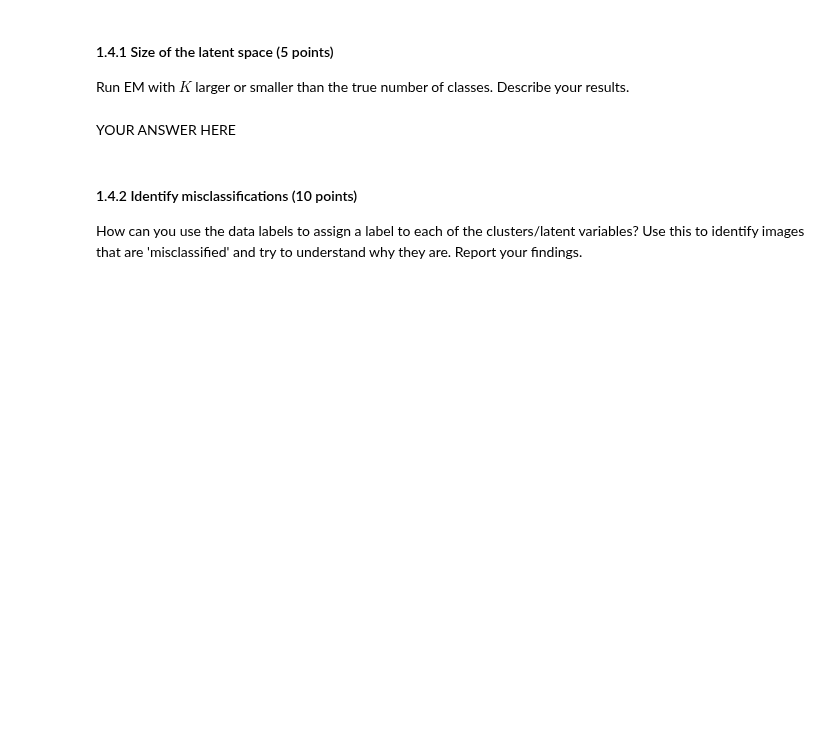
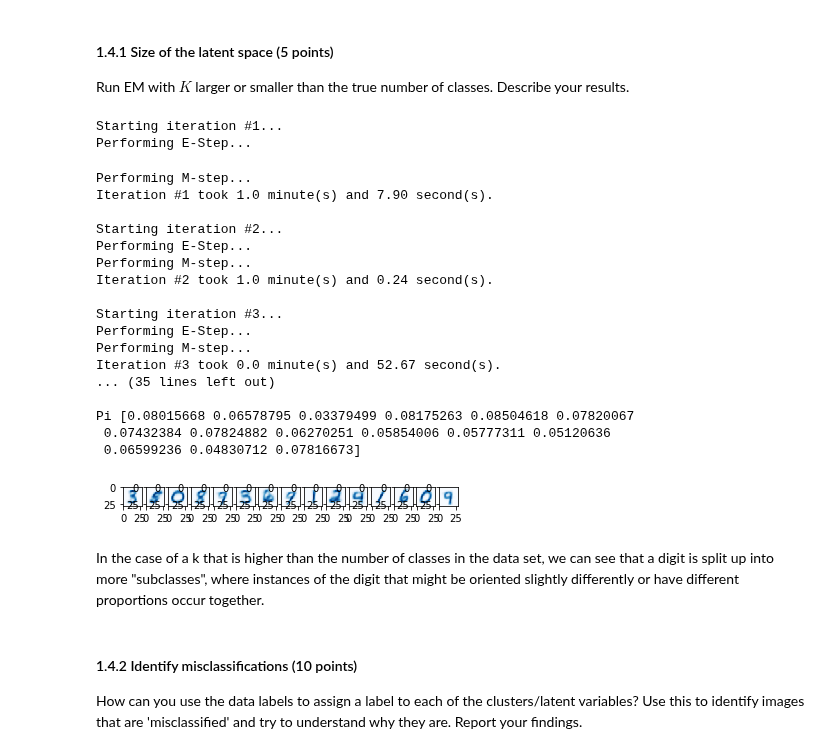
Before and after one commit to Kaleidophon/bayesian-buffalo, a Jupyter notebook: lab3/lab3.ipynb, the cells around one changed output. Drawn from its saved outputs; the diff is of its cells as text; code cells hidden in the pictures; blank space fills up the shorter version.

```diff
--- a/lab3/lab3.ipynb
+++ b/lab3/lab3.ipynb
@@ -319,5 +321,36 @@ raise NotImplementedError()
-# %% [markdown]
-YOUR ANSWER HERE
+# %%
+gamma, mu, pi = EM(bin_train_data, 15, max_iter=10)
+print("Pi", pi)
+
+fig2 = plt.figure()
+for mu_index in range(mu.shape[0]):
+    ax = fig2.add_subplot(1, mu.shape[0], mu_index+1)
+    current_mu = mu[mu_index, :].reshape(28, 28)
+    ax.imshow(current_mu, cmap='Blues')
+plt.show()
+# %% [output]
+Starting iteration #1...
+Performing E-Step...
+Performing M-step...
+Iteration #1 took 1.0 minute(s) and 7.90 second(s).
+
+Starting iteration #2...
+Performing E-Step...
+Performing M-step...
+Iteration #2 took 1.0 minute(s) and 0.24 second(s).
+
+Starting iteration #3...
+Performing E-Step...
+Performing M-step...
+Iteration #3 took 0.0 minute(s) and 52.67 second(s).
+... (35 lines left out)
+
+Pi [0.08015668 0.06578795 0.03379499 0.08175263 0.08504618 0.07820067
+ 0.07432384 0.07824882 0.06270251 0.05854006 0.05777311 0.05120636
+ 0.06599236 0.04830712 0.07816673]
+[figure, added]
+# %% [markdown]
+In the case of a k that is higher than the number of classes in the data set, we can see that a digit is split up into more "subclasses", where instances of the digit that might be oriented slightly differently or have different proportions occur together.
 # %% [markdown]
 #### 1.4.2 Identify misclassifications (10 points)
 How can you use the data labels to assign a label to each of the clusters/latent variables? Use this to identify images that are 'misclassified' and try to understand why they are. Report your findings.
```
Also changed, not shown: parts of 8 cells of this notebook.
